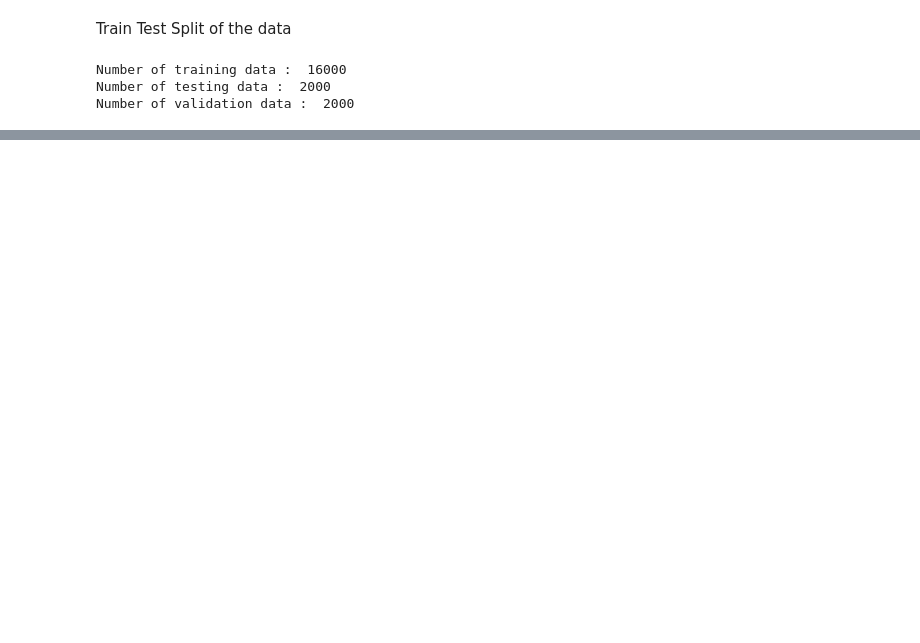
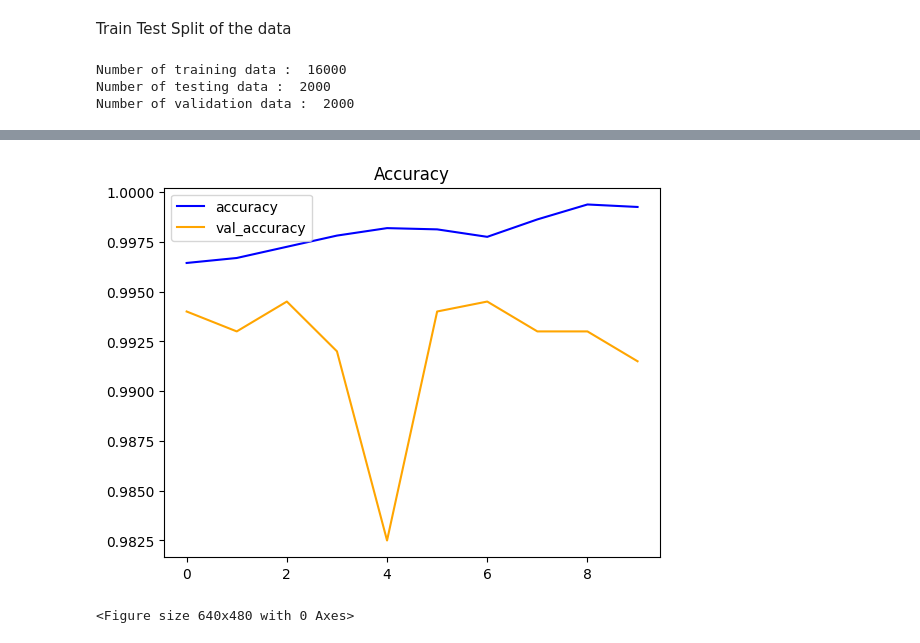
Before and after one commit to abijith-tk/DeepLearning, a Jupyter notebook: ResNet/ResNet.ipynb, the cells around one changed output, grey strips where cells are left out. Cells and saved outputs as stored; diff of their text form; code cells hidden in the pictures; blank space fills up the shorter version.

```diff
--- a/ResNet/ResNet.ipynb
+++ b/ResNet/ResNet.ipynb
@@ -147,5 +145,5 @@ Trainable params: 10245 (40.02 KB)
 Non-trainable params: 23587712 (89.98 MB)
 _________________________________________________________________
 # %%
-history = model.fit(x_train,y_train_cat,epochs = 2,batch_size=32)
+history = model.fit(x_train,y_train_cat,epochs = 10,validation_data=(x_val,y_val_cat),batch_size=16)
 # %% [output]
@@ -170,0 +178,10 @@ model.save('ResNet_model.h5')
+# %%
+plt.plot(history.history['accuracy'],color='blue',label='accuracy')
+plt.plot(history.history['val_accuracy'],color='orange',label='val_accuracy')
+plt.legend()
+plt.title('Accuracy')
+plt.show()
+plt.savefig('accuracy.png')
+# %% [output]
+[figure, added]
+<Figure size 640x480 with 0 Axes>
```
Also changed, not shown: parts of 9 cells of this notebook.
